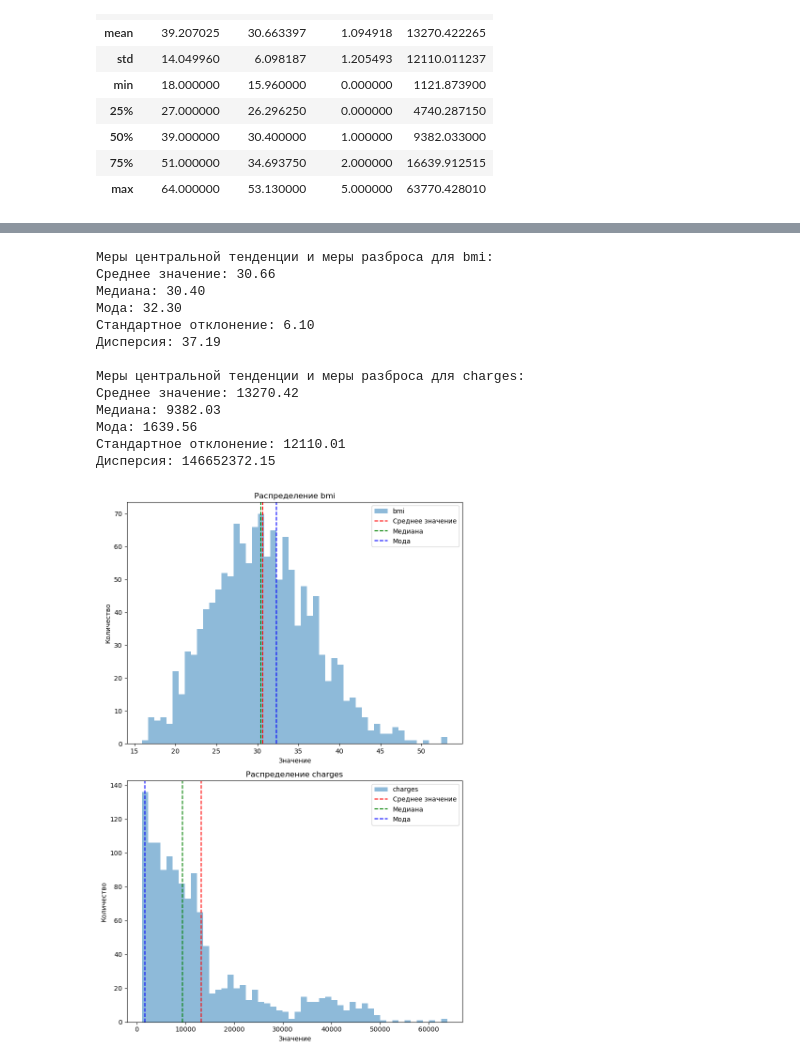
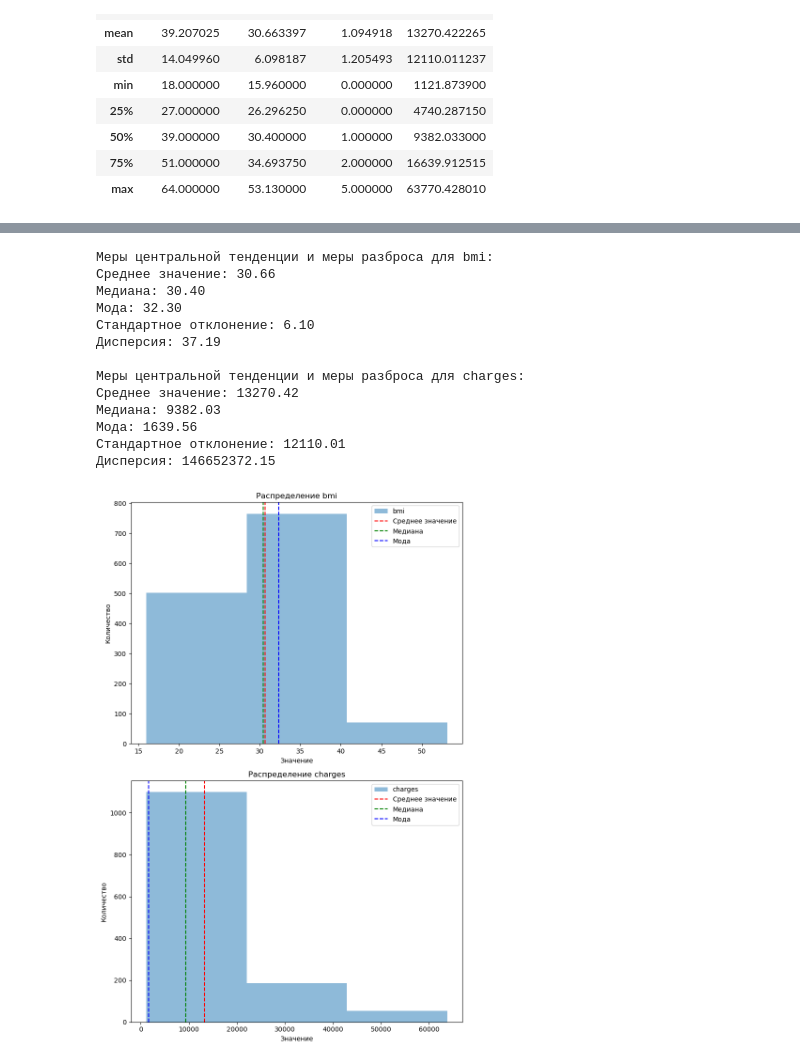
Before and after one commit to cxrsedhappy/BDA-and-tools, a Jupyter notebook: visualization/meds.ipynb, the cells around one changed output, grey strips where cells are left out. Cells and saved outputs as stored; diff of their text form; code cells hidden in the pictures.

```diff
--- a/visualization/meds.ipynb
+++ b/visualization/meds.ipynb
@@ -44,7 +43,6 @@ charges_mode = df['charges'].mode().iloc[0]
 charges_std = df['charges'].std()
 charges_var = df['charges'].var()
 
-# Вывести результаты в виде текста
 print("Меры центральной тенденции и меры разброса для bmi:")
 print(f"Среднее значение: {bmi_mean:.2f}")
 print(f"Медиана: {bmi_median:.2f}")
@@ -59,42 +57,40 @@ print(f"Мода: {charges_mode:.2f}")
 print(f"Стандартное отклонение: {charges_std:.2f}")
 print(f"Дисперсия: {charges_var:.2f}")
 
-# Построить гистограммы для bmi и charges с вертикальными линиями
 fig, axs = plt.subplots(2, 1, figsize=(8, 6*2))
 
-axs[0].hist(df['bmi'], bins=50, alpha=0.5, label='bmi')
+axs[0].hist(df['bmi'], bins=3, alpha=0.5, label='bmi')
 axs[0].axvline(bmi_mean, color='r', linestyle='--', label='Среднее значение')
 axs[0].axvline(bmi_median, color='g', linestyle='--', label='Медиана')
 axs[0].axvline(bmi_mode, color='b', linestyle='--', label='Мода')
 axs[0].set_title('Распределение bmi')
 axs[0].set_xlabel('Значение')
 axs[0].set_ylabel('Количество')
 axs[0].legend()
 
-axs[1].hist(df['charges'], bins=50, alpha=0.5, label='charges')
+axs[1].hist(df['charges'], bins=3, alpha=0.5, label='charges')
 axs[1].axvline(charges_mean, color='r', linestyle='--', label='Среднее значение')
 axs[1].axvline(charges_median, color='g', linestyle='--', label='Медиана')
 axs[1].axvline(charges_mode, color='b', linestyle='--', label='Мода')
 axs[1].set_title('Распределение charges')
 axs[1].set_xlabel('Значение')
 axs[1].set_ylabel('Количество')
 axs[1].legend()
 
-# Показать график
 plt.tight_layout()
 plt.show()
 # %% [output]
 Меры центральной тенденции и меры разброса для bmi:
 Среднее значение: 30.66
 Медиана: 30.40
 Мода: 32.30
 Стандартное отклонение: 6.10
 Дисперсия: 37.19
 
 Меры центральной тенденции и меры разброса для charges:
 Среднее значение: 13270.42
 Медиана: 9382.03
 Мода: 1639.56
 Стандартное отклонение: 12110.01
 Дисперсия: 146652372.15
-[figure, old version]
+[figure, new version]
```
Also changed, not shown: parts of 4 cells of this notebook.
